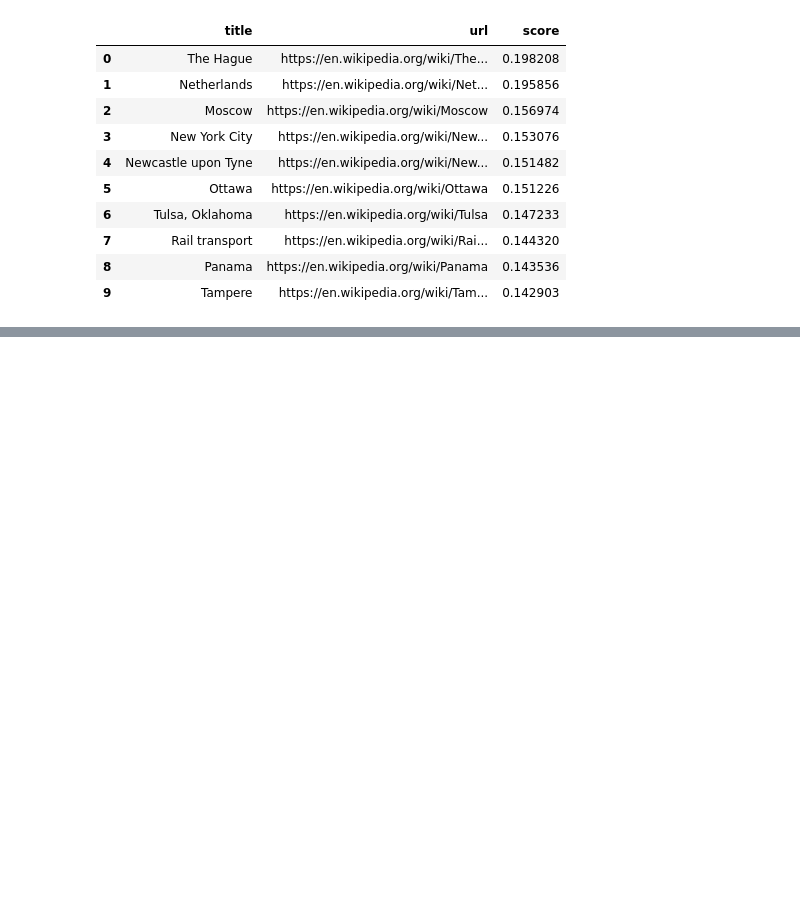
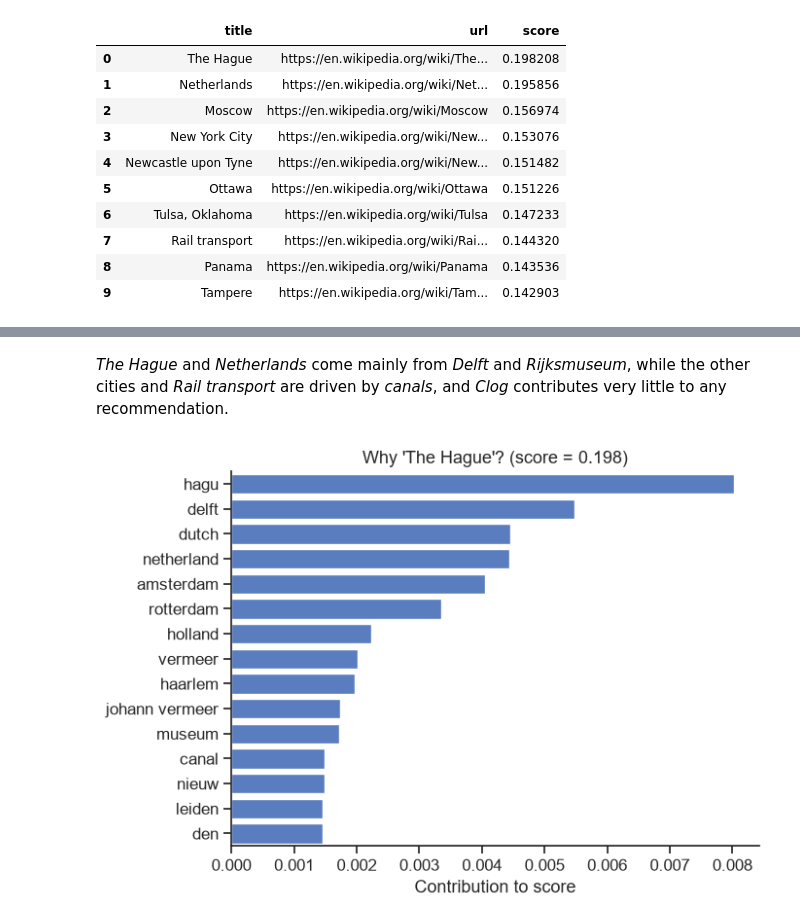
Before and after one commit to jakowczukalicja/wiki-recommender, a Jupyter notebook: wiki-recommender-report.ipynb, the cells around one changed output, grey strips where cells are left out. Cells and saved outputs as stored; diff of their text form; code cells hidden in the pictures; blank space fills up the shorter version.

```diff
--- a/wiki-recommender-report.ipynb
+++ b/wiki-recommender-report.ipynb
@@ -554,0 +598,6 @@ display(rec.recommend(visited, aggregation="max"))
+# %% [markdown]
+*The Hague* and *Netherlands* come mainly from *Delft* and *Rijksmuseum*, while the other cities and *Rail transport* are driven by *canals*, and *Clog* contributes very little to any recommendation.
+# %%
+plot_word_contributions(rec, visited, "The Hague")
+# %% [output]
+[figure, added]
```
Also changed, not shown: parts of 31 cells of this notebook.
